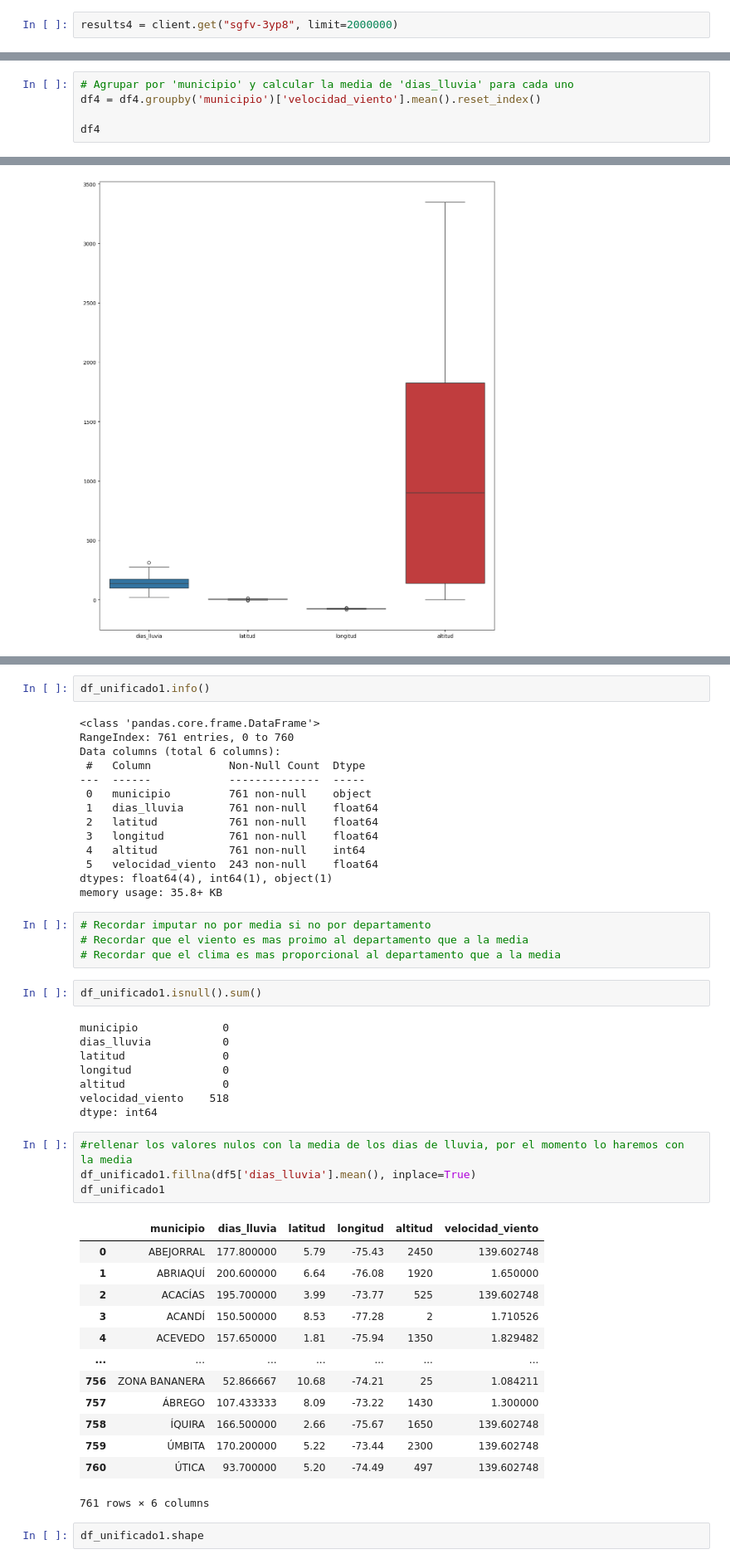
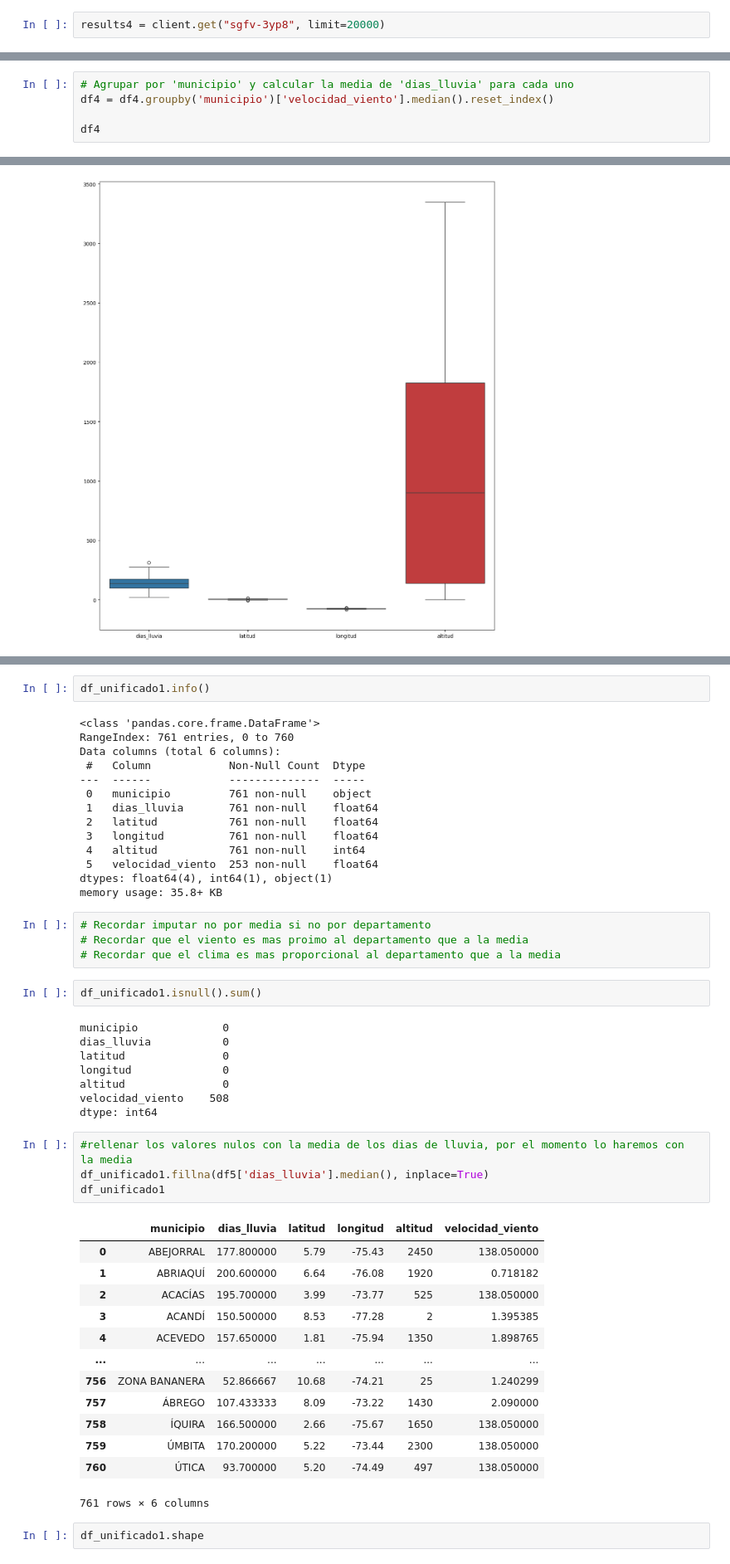
Before and after one commit to gluoneros/talentoTech, a Jupyter notebook: ProyectoFinal_Probador.ipynb, the cells around one changed output, grey strips where cells are left out. Shown at 83% size. Saved outputs shown, nothing was run; the diff lists cells and outputs as text.

```diff
--- a/ProyectoFinal_Probador.ipynb
+++ b/ProyectoFinal_Probador.ipynb
@@ -573,4 +573,4 @@ plt.show()
 * Dataframe 4 -  Velocidad del viento en los municipios de colombia
 [vínculo](https://www.datos.gov.co/Ambiente-y-Desarrollo-Sostenible/Velocidad-Viento/sgfv-3yp8/about_data)
 # %%
-results4 = client.get("sgfv-3yp8", limit=2000000)
+results4 = client.get("sgfv-3yp8", limit=20000)
@@ -633,6 +643,6 @@ memory usage: 109.5+ KB
 # %%
 # Agrupar por 'municipio' y calcular la media de 'dias_lluvia' para cada uno
-df4 = df4.groupby('municipio')['velocidad_viento'].mean().reset_index()
+df4 = df4.groupby('municipio')['velocidad_viento'].median().reset_index()
 
 df4
 # %% [output]
@@ -876,7 +884,7 @@ Data columns (total 6 columns):
  2   latitud           761 non-null    float64
  3   longitud          761 non-null    float64
  4   altitud           761 non-null    int64
- 5   velocidad_viento  243 non-null    float64
+ 5   velocidad_viento  253 non-null    float64
 dtypes: float64(4), int64(1), object(1)
 memory usage: 35.8+ KB
 # %%
@@ -891,25 +899,25 @@ dias_lluvia           0
 latitud               0
 longitud              0
 altitud               0
-velocidad_viento    518
+velocidad_viento    508
 dtype: int64
 # %%
 #rellenar los valores nulos con la media de los dias de lluvia, por el momento lo haremos con la media
-df_unificado1.fillna(df5['dias_lluvia'].mean(), inplace=True)
+df_unificado1.fillna(df5['dias_lluvia'].median(), inplace=True)
 df_unificado1
 # %% [output]
 |  | municipio | dias_lluvia | latitud | longitud | altitud | velocidad_viento |
-| 0 | ABEJORRAL | 177.800000 | 5.79 | -75.43 | 2450 | 139.602748 |
-| 1 | ABRIAQUÍ | 200.600000 | 6.64 | -76.08 | 1920 | 1.650000 |
-| 2 | ACACÍAS | 195.700000 | 3.99 | -73.77 | 525 | 139.602748 |
-| 3 | ACANDÍ | 150.500000 | 8.53 | -77.28 | 2 | 1.710526 |
-| 4 | ACEVEDO | 157.650000 | 1.81 | -75.94 | 1350 | 1.829482 |
+| 0 | ABEJORRAL | 177.800000 | 5.79 | -75.43 | 2450 | 138.050000 |
+| 1 | ABRIAQUÍ | 200.600000 | 6.64 | -76.08 | 1920 | 0.718182 |
+| 2 | ACACÍAS | 195.700000 | 3.99 | -73.77 | 525 | 138.050000 |
+| 3 | ACANDÍ | 150.500000 | 8.53 | -77.28 | 2 | 1.395385 |
+| 4 | ACEVEDO | 157.650000 | 1.81 | -75.94 | 1350 | 1.898765 |
 | ... | ... | ... | ... | ... | ... | ... |
-| 756 | ZONA BANANERA | 52.866667 | 10.68 | -74.21 | 25 | 1.084211 |
-| 757 | ÁBREGO | 107.433333 | 8.09 | -73.22 | 1430 | 1.300000 |
-| 758 | ÍQUIRA | 166.500000 | 2.66 | -75.67 | 1650 | 139.602748 |
-| 759 | ÚMBITA | 170.200000 | 5.22 | -73.44 | 2300 | 139.602748 |
-| 760 | ÚTICA | 93.700000 | 5.20 | -74.49 | 497 | 139.602748 |
+| 756 | ZONA BANANERA | 52.866667 | 10.68 | -74.21 | 25 | 1.240299 |
+| 757 | ÁBREGO | 107.433333 | 8.09 | -73.22 | 1430 | 2.090000 |
+| 758 | ÍQUIRA | 166.500000 | 2.66 | -75.67 | 1650 | 138.050000 |
+| 759 | ÚMBITA | 170.200000 | 5.22 | -73.44 | 2300 | 138.050000 |
+| 760 | ÚTICA | 93.700000 | 5.20 | -74.49 | 497 | 138.050000 |
 761 rows × 6 columns
 # %%
 df_unificado1.shape
```
Also changed, not shown: parts of 19 cells of this notebook, 1 other file.
